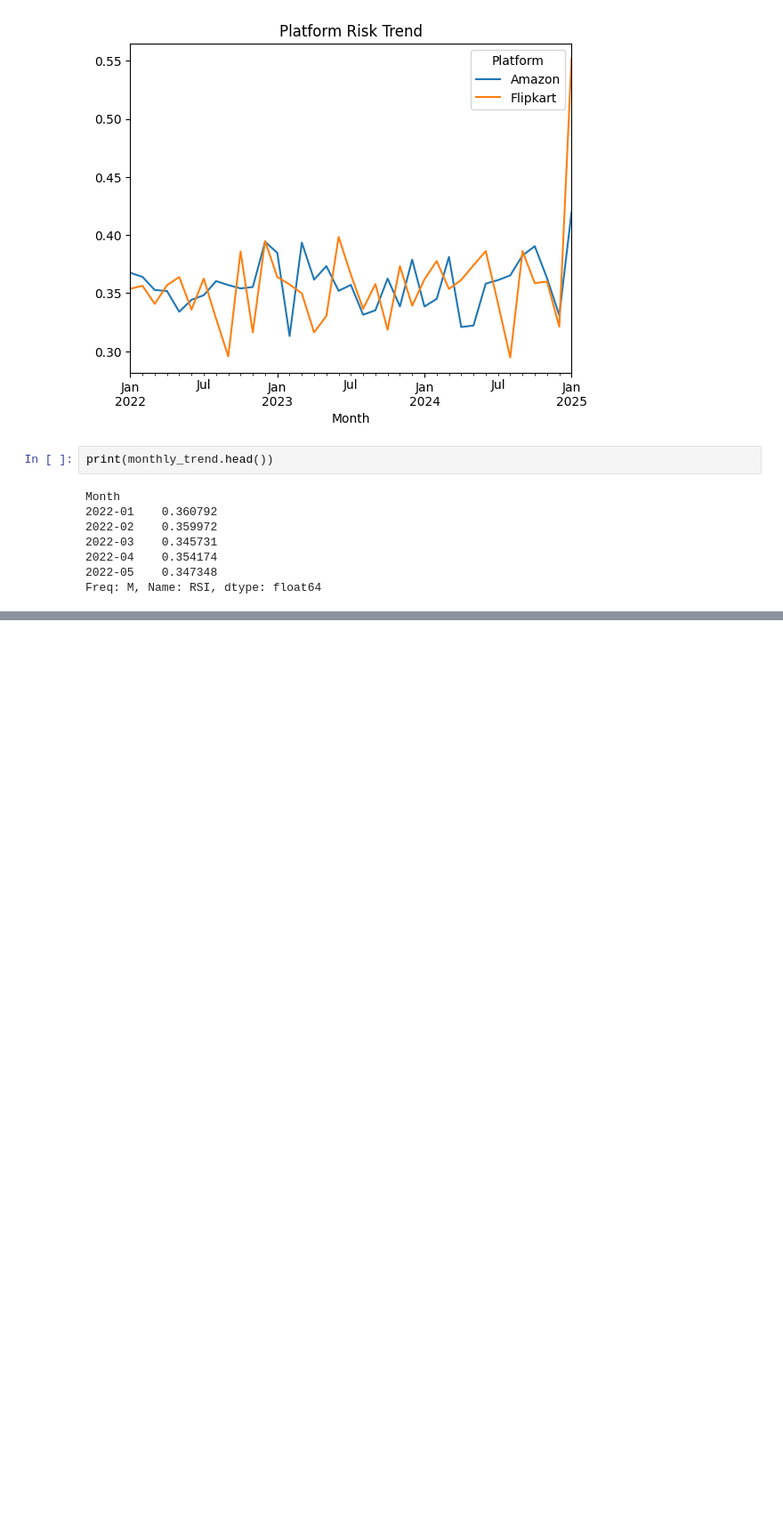
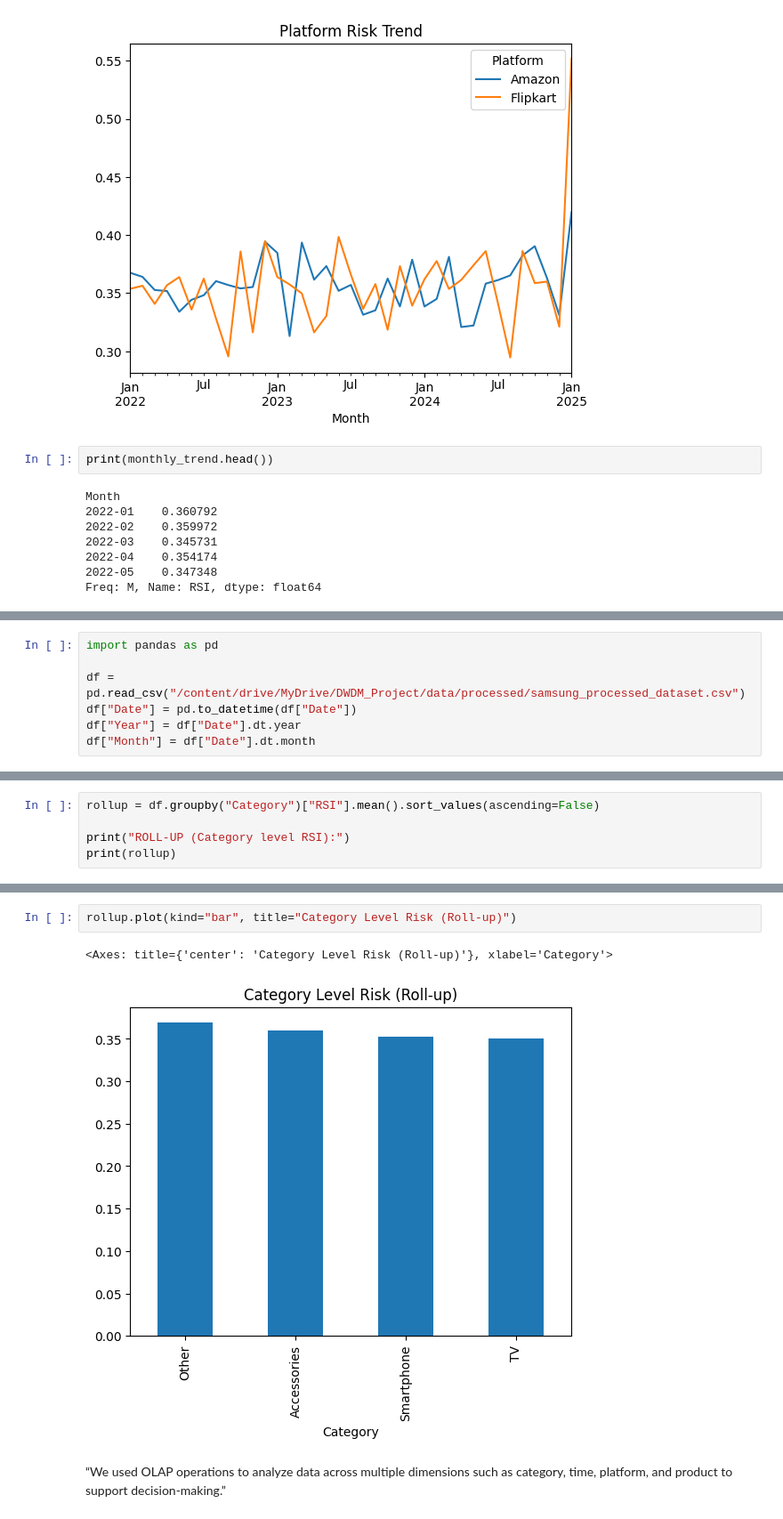
Before and after one commit to Nithin1138/Samsung-Regret-Intelligence-System, a Jupyter notebook: notebooks/05_analysis.ipynb, the cells around one changed output, grey strips where cells are left out. Shown at 89% size. Cells and saved outputs as stored; diff of their text form; blank space fills up the shorter version.

Commit message:
Phase 6: OLAP operations completed (roll-up, drill-down, slice, dice) with insights

```diff
--- a/notebooks/05_analysis.ipynb
+++ b/notebooks/05_analysis.ipynb
@@ -109,0 +113,7 @@ NameError: name 'early' is not defined
+# %%
+import pandas as pd
+
+df = pd.read_csv("/content/drive/MyDrive/DWDM_Project/data/processed/samsung_processed_dataset.csv")
+df["Date"] = pd.to_datetime(df["Date"])
+df["Year"] = df["Date"].dt.year
+df["Month"] = df["Date"].dt.month
@@ -109,0 +122,5 @@ NameError: name 'early' is not defined
+# %%
+rollup = df.groupby("Category")["RSI"].mean().sort_values(ascending=False)
+
+print("ROLL-UP (Category level RSI):")
+print(rollup)
@@ -109,0 +234,7 @@ NameError: name 'early' is not defined
+# %%
+rollup.plot(kind="bar", title="Category Level Risk (Roll-up)")
+# %% [output]
+<Axes: title={'center': 'Category Level Risk (Roll-up)'}, xlabel='Category'>
+[figure, added]
+# %% [markdown]
+“We used OLAP operations to analyze data across multiple dimensions such as category, time, platform, and product to support decision-making.”
```
Also changed, not shown: parts of 14 cells of this notebook.
